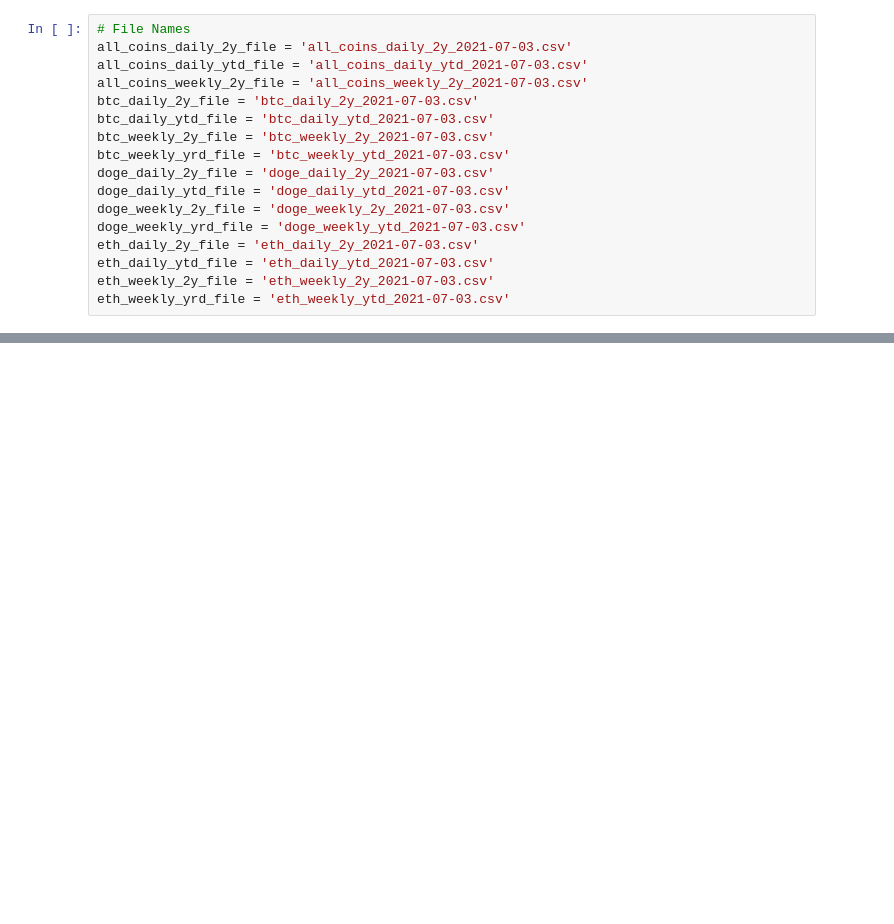
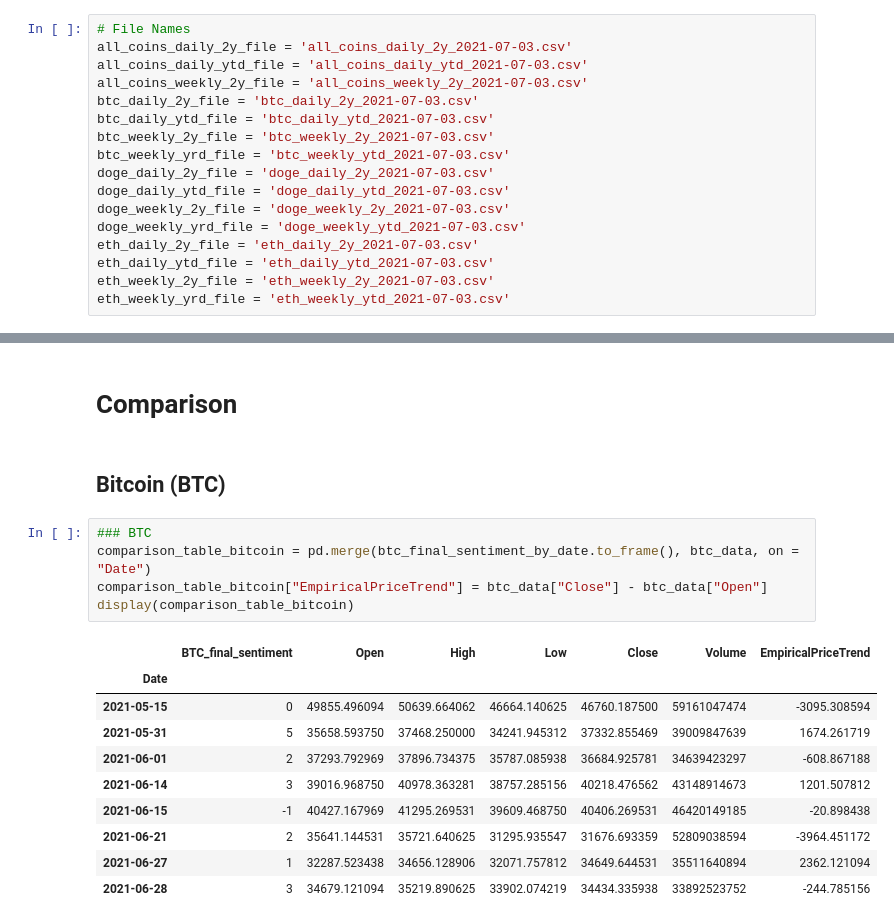
Before and after one commit to distractedm1nd/mar2moon, a Jupyter notebook: scripts/CoinPriceAnalysis.ipynb, the cells around one changed output, grey strips where cells are left out. Drawn from its saved outputs; the diff is of its cells as text; blank space fills up the shorter version.

```diff
--- a/scripts/CoinPriceAnalysis.ipynb
+++ b/scripts/CoinPriceAnalysis.ipynb
@@ -302,0 +333,20 @@ eth_bearishn_by_date = eth_bearishn.groupby('Date').size()
+# %% [markdown]
+# Comparison
+# %% [markdown]
+## Bitcoin (BTC)
+# %%
+### BTC
+comparison_table_bitcoin = pd.merge(btc_final_sentiment_by_date.to_frame(), btc_data, on = "Date")
+comparison_table_bitcoin["EmpiricalPriceTrend"] = btc_data["Close"] - btc_data["Open"]
+display(comparison_table_bitcoin)
+# %% [output]
+|  | BTC_final_sentiment | Open | High | Low | Close | Volume | EmpiricalPriceTrend |
+| Date |  |  |  |  |  |  |  |
+| 2021-05-15 | 0 | 49855.496094 | 50639.664062 | 46664.140625 | 46760.187500 | 59161047474 | -3095.308594 |
+| 2021-05-31 | 5 | 35658.593750 | 37468.250000 | 34241.945312 | 37332.855469 | 39009847639 | 1674.261719 |
+| 2021-06-01 | 2 | 37293.792969 | 37896.734375 | 35787.085938 | 36684.925781 | 34639423297 | -608.867188 |
+| 2021-06-14 | 3 | 39016.968750 | 40978.363281 | 38757.285156 | 40218.476562 | 43148914673 | 1201.507812 |
+| 2021-06-15 | -1 | 40427.167969 | 41295.269531 | 39609.468750 | 40406.269531 | 46420149185 | -20.898438 |
+| 2021-06-21 | 2 | 35641.144531 | 35721.640625 | 31295.935547 | 31676.693359 | 52809038594 | -3964.451172 |
+| 2021-06-27 | 1 | 32287.523438 | 34656.128906 | 32071.757812 | 34649.644531 | 35511640894 | 2362.121094 |
+| 2021-06-28 | 3 | 34679.121094 | 35219.890625 | 33902.074219 | 34434.335938 | 33892523752 | -244.785156 |
```
Also changed, not shown: parts of 51 cells of this notebook.
